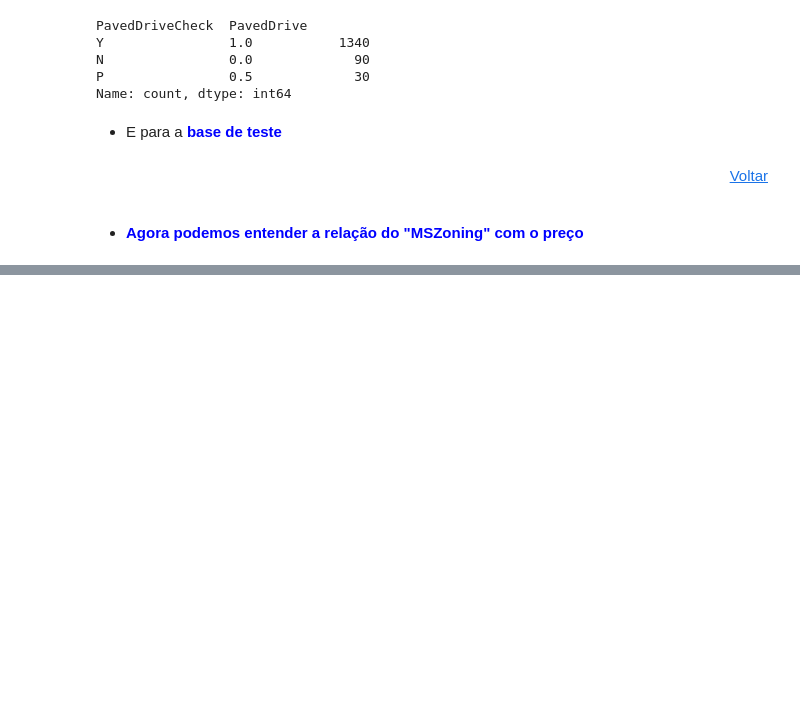
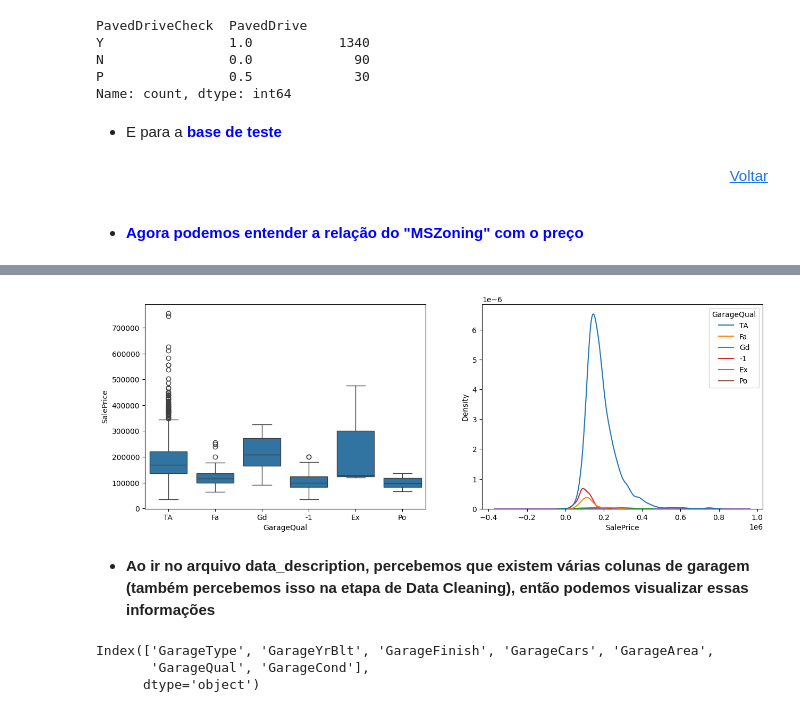
Before and after one commit to BraulioHermanson/Projeto_Housing_Avancado, a Jupyter notebook: kagle_housin_EDA.ipynb, the cells around one changed output, grey strips where cells are left out. Cells and saved outputs as stored; diff of their text form; code cells hidden in the pictures; blank space fills up the shorter version.

```diff
--- a/kagle_housin_EDA.ipynb
+++ b/kagle_housin_EDA.ipynb
@@ -381,0 +425,3 @@ teste['PavedDrive'] = teste.PavedDrive.apply(DefinePavedDrive)
+# %%
+# Fazendo o fit com os dados
+ohe_MSZoning = ohe_MSZoning.fit(treino[['MSZoning']])
@@ -381,0 +439,5 @@ teste['PavedDrive'] = teste.PavedDrive.apply(DefinePavedDrive)
+# %%
+# Podemos transformar isso em um DataFrame do pandas
+ohe_MSZoning_df = pd.DataFrame(ohe_MSZoning.transform(treino[['MSZoning']]).toarray(),
+                              columns=ohe_MSZoning.get_feature_names_out())
+ohe_MSZoning_df.head(3)
@@ -381,0 +449,3 @@ teste['PavedDrive'] = teste.PavedDrive.apply(DefinePavedDrive)
+# %%
+# Unindo essa coluna com a base
+treino = pd.concat([treino,ohe_MSZoning_df],axis=1)
@@ -381,0 +468,3 @@ teste['PavedDrive'] = teste.PavedDrive.apply(DefinePavedDrive)
+# %%
+# Eliminando a coluna "MSZoning"
+treino = treino.drop('MSZoning',axis=1)
@@ -381,0 +534,22 @@ teste['PavedDrive'] = teste.PavedDrive.apply(DefinePavedDrive)
+# %%
+# Visualizando graficamente
+coluna = 'GarageQual'
+
+fig, ax = plt.subplots(ncols=2,figsize=(15,5))
+
+sns.boxplot(x=treino[coluna],y=treino.SalePrice,ax=ax[0])
+sns.kdeplot(data=treino,x='SalePrice',hue='GarageQual',ax=ax[1])
+
+plt.show()
+# %% [output]
+[figure, added]
+# %% [markdown]
+- **Ao ir no arquivo data_description, percebemos que existem várias colunas de garagem (também percebemos isso na etapa de Data Cleaning), então podemos visualizar essas informações**
+# %%
+# Verificando as colunas que possuem garagem no nome
+cols_garagem = treino.columns[treino.columns.str.contains('Garage')]
+cols_garagem
+# %% [output]
+Index(['GarageType', 'GarageYrBlt', 'GarageFinish', 'GarageCars', 'GarageArea',
+       'GarageQual', 'GarageCond'],
+      dtype='object')
```
Also changed, not shown: parts of 34 cells of this notebook.
